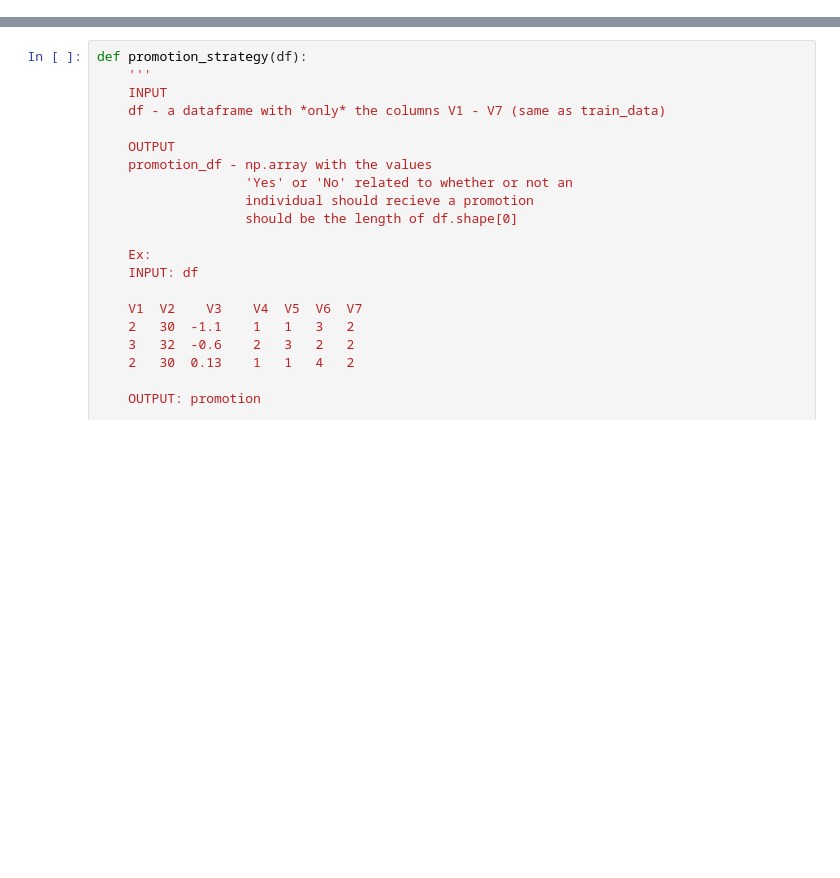
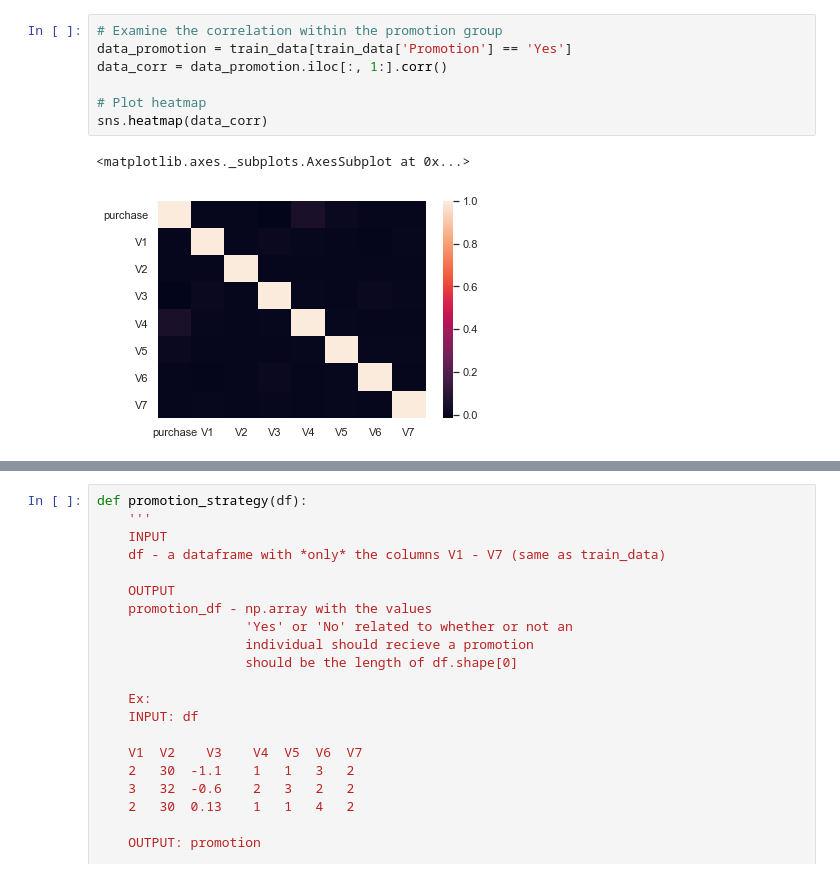
Before and after one commit to huli/starbucks-promotion-strategy, a Jupyter notebook: Starbucks.ipynb, the cells around one changed output, grey strips where cells are left out. Cells and saved outputs as stored; diff of their text form; blank space fills up the shorter version.

```diff
--- a/Starbucks.ipynb
+++ b/Starbucks.ipynb
@@ -96,2 +89,12 @@ pd.get_dummies(train_data, 'Promotion').iloc[:, 1:].corr()
+# %%
+# Examine the correlation within the promotion group
+data_promotion = train_data[train_data['Promotion'] == 'Yes']
+data_corr = data_promotion.iloc[:, 1:].corr()
+
+# Plot heatmap
+sns.heatmap(data_corr)
+# %% [output]
+<matplotlib.axes._subplots.AxesSubplot at 0x...>
+[figure, added]
 # %%
 # Simple inspection of the data within the group that did buy (with promotion and without)
```
Also changed, not shown: parts of 7 cells of this notebook.
